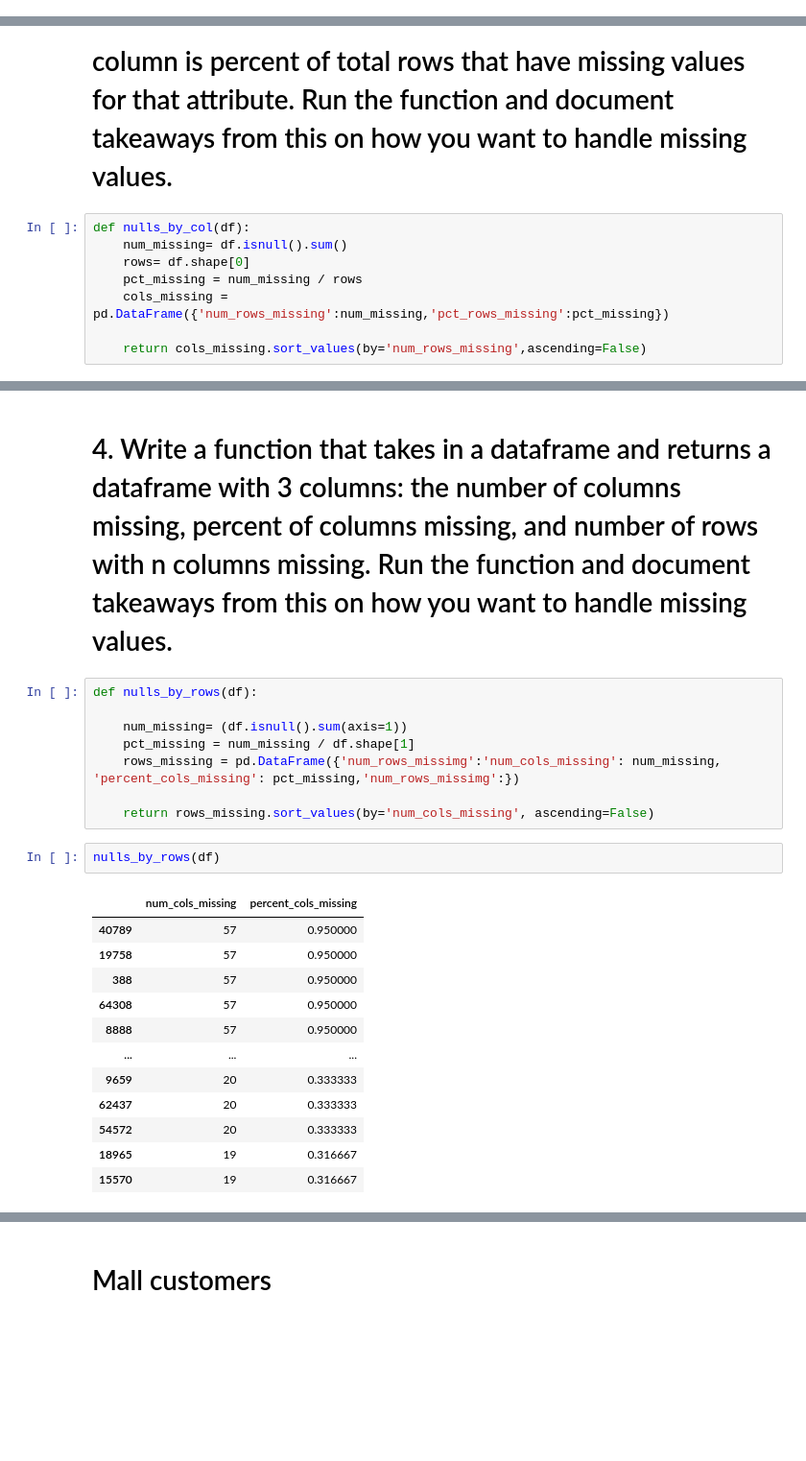
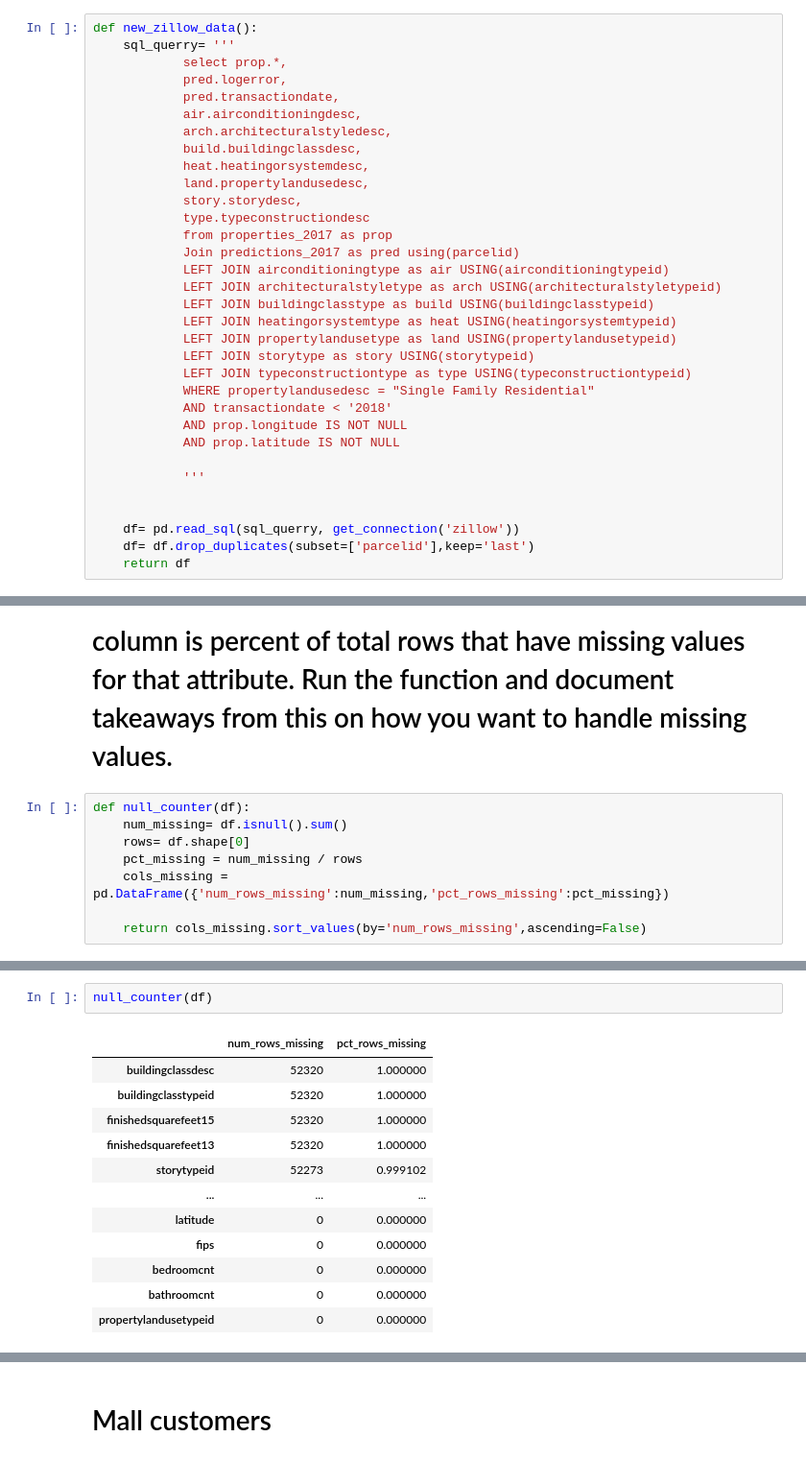
Before and after one commit to Saroj6632/clustering-exercises, a Jupyter notebook: Zillow_acquire.ipynb, the cells around one changed output, grey strips where cells are left out. Shown: that part at 96% size. Drawn from its saved outputs; the diff is of its cells as text; blank space fills up the shorter version.

```diff
--- a/Zillow_acquire.ipynb
+++ b/Zillow_acquire.ipynb
@@ -33,3 +18,36 @@ def new_zillow_data():
+# %%
+def new_zillow_data():
+    sql_querry= '''
+            select prop.*,
+            pred.logerror,
+            pred.transactiondate,
+            air.airconditioningdesc,
+            arch.architecturalstyledesc,
+            build.buildingclassdesc,
+            heat.heatingorsystemdesc,
+            land.propertylandusedesc,
+            story.storydesc,
+            type.typeconstructiondesc
+            from properties_2017 as prop
+            Join predictions_2017 as pred using(parcelid)
+            LEFT JOIN airconditioningtype as air USING(airconditioningtypeid)
+            LEFT JOIN architecturalstyletype as arch USING(architecturalstyletypeid)
+            LEFT JOIN buildingclasstype as build USING(buildingclasstypeid)
+            LEFT JOIN heatingorsystemtype as heat USING(heatingorsystemtypeid)
+            LEFT JOIN propertylandusetype as land USING(propertylandusetypeid)
+            LEFT JOIN storytype as story USING(storytypeid)
+            LEFT JOIN typeconstructiontype as type USING(typeconstructiontypeid)
+            WHERE propertylandusedesc = "Single Family Residential"
+            AND transactiondate < '2018'
+            AND prop.longitude IS NOT NULL
+            AND prop.latitude IS NOT NULL
+
+            '''
+
+
+    df= pd.read_sql(sql_querry, get_connection('zillow'))
+    df= df.drop_duplicates(subset=['parcelid'],keep='last')
+    return df
 # %%
 def zillow_data():
     '''this function returns the zillow data and creates the csv file in local directory  if it doesnot exist already.'''
@@ -138,7 +165,7 @@ null_col.head()
 # %% [markdown]
 # Write a function that takes in a dataframe of observations and attributes and returns a dataframe where each row is an atttribute name, the first column is the number of rows with missing values for that attribute, and the second column is percent of total rows that have missing values for that attribute. Run the function and document takeaways from this on how you want to handle missing values.
 # %%
-def nulls_by_col(df):
+def null_counter(df):
     num_missing= df.isnull().sum()
     rows= df.shape[0]
     pct_missing = num_missing / rows
@@ -157,25 +175,15 @@ nulls_by_col(df).head()
-# %% [markdown]
-# 4. Write a function that takes in a dataframe and returns a dataframe with 3 columns: the number of columns missing, percent of columns missing, and number of rows with n columns missing. Run the function and document takeaways from this on how you want to handle missing values.
-# %%
-def nulls_by_rows(df):
-
-    num_missing= (df.isnull().sum(axis=1))
-    pct_missing = num_missing / df.shape[1]
-    rows_missing = pd.DataFrame({'num_rows_missimg':'num_cols_missing': num_missing, 'percent_cols_missing': pct_missing,'num_rows_missimg':})
-
-    return rows_missing.sort_values(by='num_cols_missing', ascending=False)
 # %%
-nulls_by_rows(df)
+null_counter(df)
 # %% [output]
-|  | num_cols_missing | percent_cols_missing |
-| 40789 | 57 | 0.950000 |
-| 19758 | 57 | 0.950000 |
-| 388 | 57 | 0.950000 |
-| 64308 | 57 | 0.950000 |
-| 8888 | 57 | 0.950000 |
+|  | num_rows_missing | pct_rows_missing |
+| buildingclassdesc | 52320 | 1.000000 |
+| buildingclasstypeid | 52320 | 1.000000 |
+| finishedsquarefeet15 | 52320 | 1.000000 |
+| finishedsquarefeet13 | 52320 | 1.000000 |
+| storytypeid | 52273 | 0.999102 |
 | ... | ... | ... |
-| 9659 | 20 | 0.333333 |
-| 62437 | 20 | 0.333333 |
-| 54572 | 20 | 0.333333 |
-| 18965 | 19 | 0.316667 |
-| 15570 | 19 | 0.316667 |
+| latitude | 0 | 0.000000 |
+| fips | 0 | 0.000000 |
+| bedroomcnt | 0 | 0.000000 |
+| bathroomcnt | 0 | 0.000000 |
+| propertylandusetypeid | 0 | 0.000000 |
```
Also changed, not shown: parts of 25 cells of this notebook.
